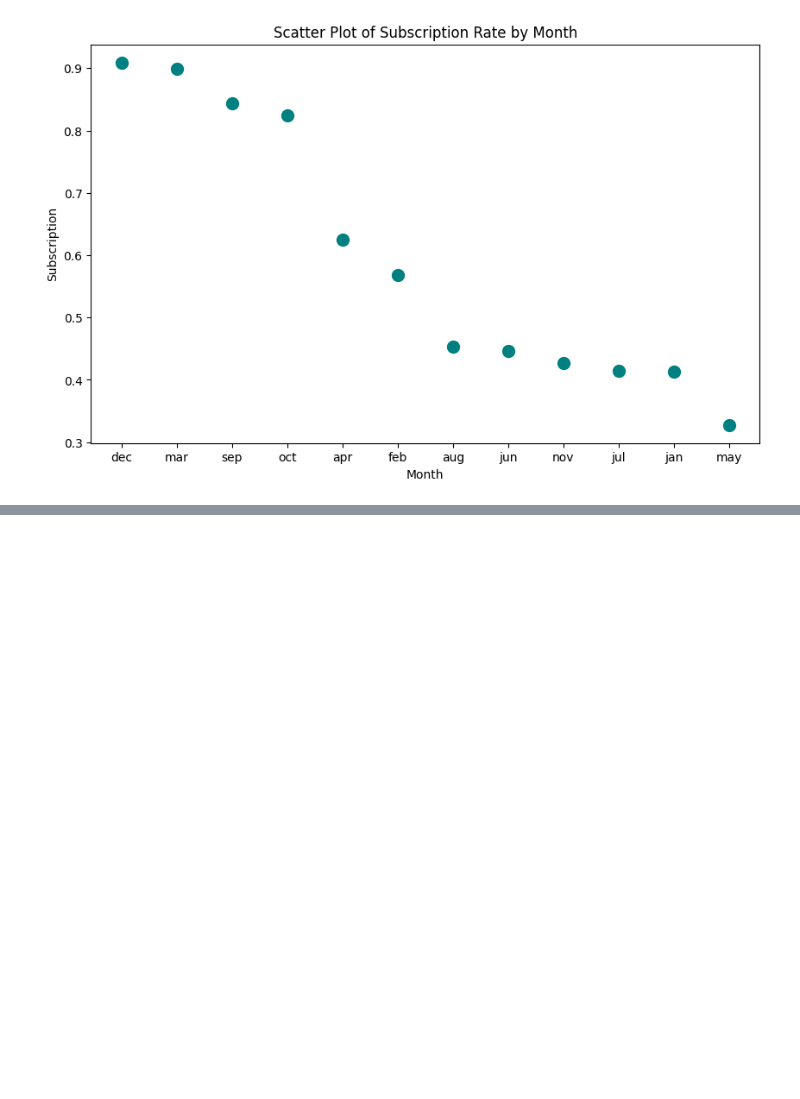
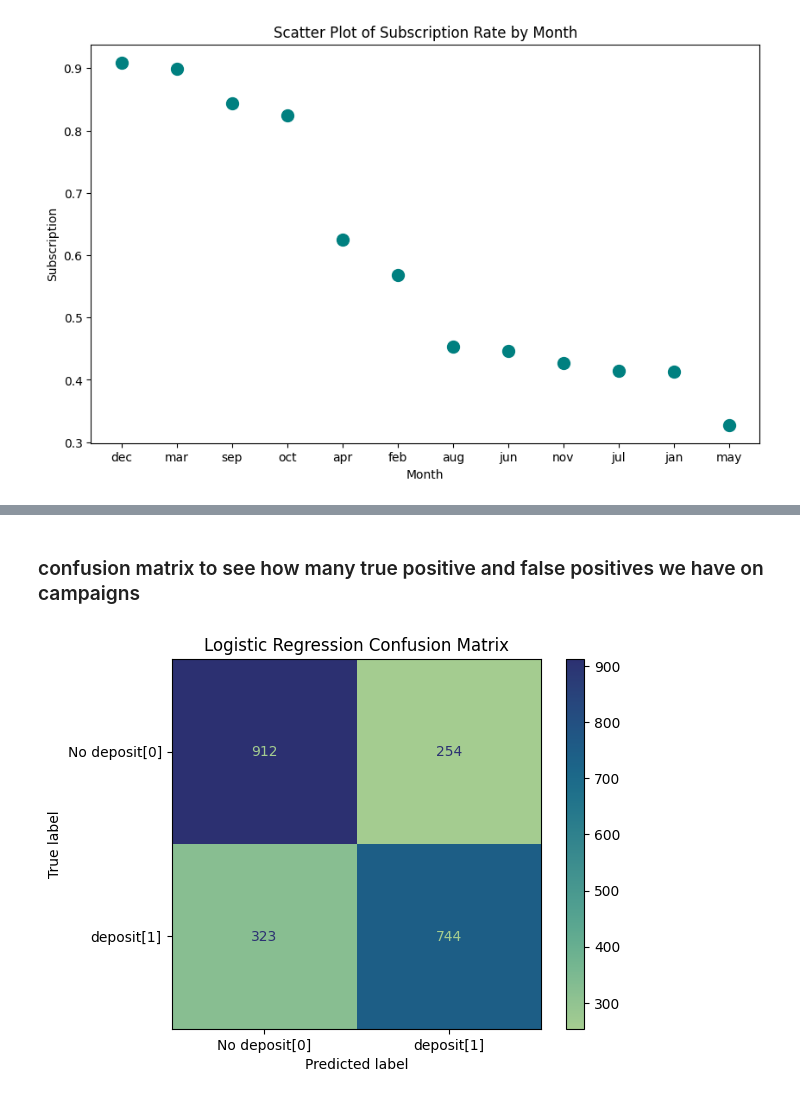
Before and after one commit to Naomi-N-w/Phase-3-Project, a Jupyter notebook: End Of Phase 3 Project.ipynb, the cells around one changed output, grey strips where cells are left out. Drawn from its saved outputs; the diff is of its cells as text; code cells hidden in the pictures; blank space fills up the shorter version.

```diff
--- a/End Of Phase 3 Project.ipynb
+++ b/End Of Phase 3 Project.ipynb
@@ -491,0 +433,14 @@ x_test_poly = poly.transform(x_test_scaled)
+# %%
+# Splitting data
+X_train, X_test, y_train, y_test = train_test_split(X, y, test_size=0.2, random_state=42)
+# %%
+from sklearn.preprocessing import StandardScaler
+#scaling data
+scaler = StandardScaler()
+X_train_scaled = scaler.fit_transform(X_train)
+X_test_scaled = scaler.transform(X_test)
+# %%
+#Handling imbalance using class weight, training and fitting
+
+model = LogisticRegression(class_weight="balanced",max_iter= 2000 ,random_state=42)
+model.fit(X_train_scaled, y_train)
@@ -491,0 +449,9 @@ x_test_poly = poly.transform(x_test_scaled)
+# %%
+#Evaluating the model
+
+y_pred = model.predict(X_test_scaled)
+y_proba = model.predict_proba(X_test_scaled)[:, 1]
+
+# Evaluate
+print(classification_report(y_test, y_pred))
+print("ROC-AUC:", roc_auc_score(y_test, y_proba))
@@ -491,0 +482,15 @@ x_test_poly = poly.transform(x_test_scaled)
+# %% [markdown]
+### confusion matrix to see how many true positive and false positives we have on campaigns
+# %%
+
+from sklearn.metrics import confusion_matrix, ConfusionMatrixDisplay
+
+con_matrix = confusion_matrix(y_test, y_pred)
+
+# Display it
+disp = ConfusionMatrixDisplay(confusion_matrix=con_matrix, display_labels=["No deposit[0]", "deposit[1]"])
+disp.plot(cmap='crest')
+plt.title("Logistic Regression Confusion Matrix")
+plt.show()
+# %% [output]
+[figure, added]
```
Also changed, not shown: parts of 64 cells of this notebook.
